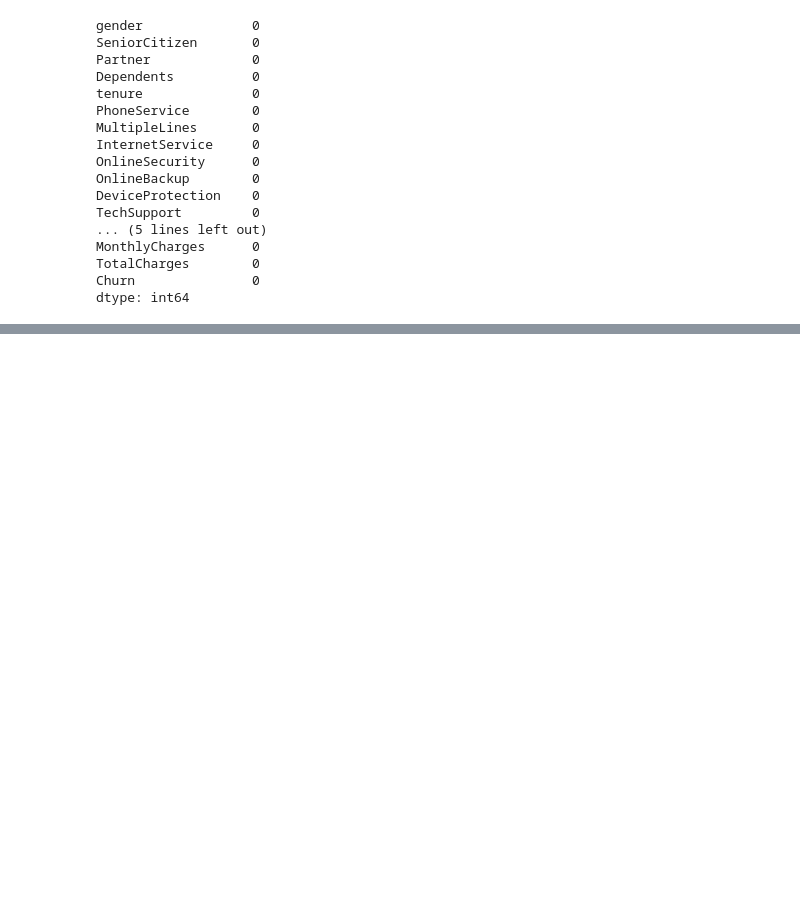
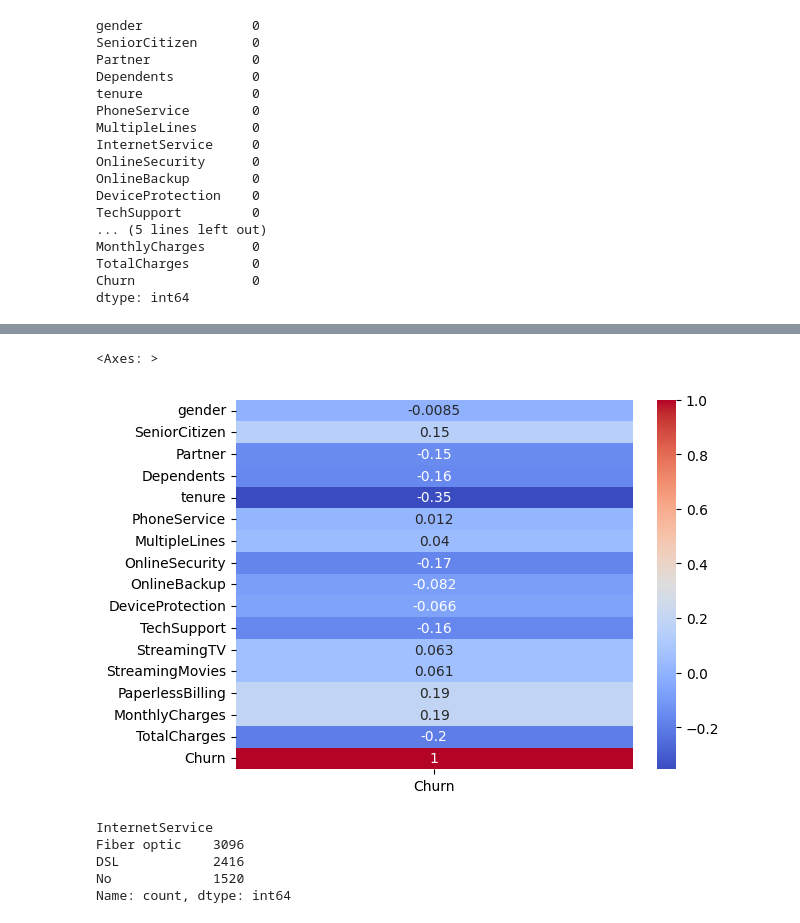
Before and after one commit to rohancjj/telco-Churn, a Jupyter notebook: src/data_processing.ipynb, the cells around one changed output, grey strips where cells are left out. Saved outputs shown, nothing was run; the diff lists cells and outputs as text; code cells hidden in the pictures; blank space fills up the shorter version.

```diff
--- a/main.ipynb
+++ b/src/data_processing.ipynb
@@ -4,7 +4,7 @@ import numpy as np
 import matplotlib.pyplot as plt
 import seaborn as sns
 # %%
-df = pd.read_csv("churns.csv")
+df = pd.read_csv("../data/churns.csv")
 # %%
 df.head()
 # %% [output]
@@ -161,0 +192,5 @@ dtype: int64
+# %%
+df.replace({
+    'No internet service': 'No',
+    'No phone service': 'No'
+}, inplace=True)
@@ -161,0 +211,13 @@ dtype: int64
+# %%
+df['gender'] = df['gender'].map({'Male': 1, 'Female': 0})
+# %%
+binary_cols = [
+    'Partner', 'Dependents', 'PhoneService',
+    'MultipleLines', 'OnlineSecurity', 'OnlineBackup',
+    'DeviceProtection', 'TechSupport',
+    'StreamingTV', 'StreamingMovies',
+    'PaperlessBilling', 'Churn'
+]
+
+for col in binary_cols:
+    df[col] = df[col].map({'Yes': 1, 'No': 0})
@@ -161,0 +233,13 @@ dtype: int64
+# %%
+sns.heatmap(df.select_dtypes(include='number').corr()[['Churn']], annot=True, cmap='coolwarm')
+# %% [output]
+<Axes: >
+[figure, added]
+# %%
+df['InternetService'].value_counts()
+# %% [output]
+InternetService
+Fiber optic    3096
+DSL            2416
+No             1520
+Name: count, dtype: int64
```
Also changed, not shown: parts of 8 cells of this notebook, 4 other files.
